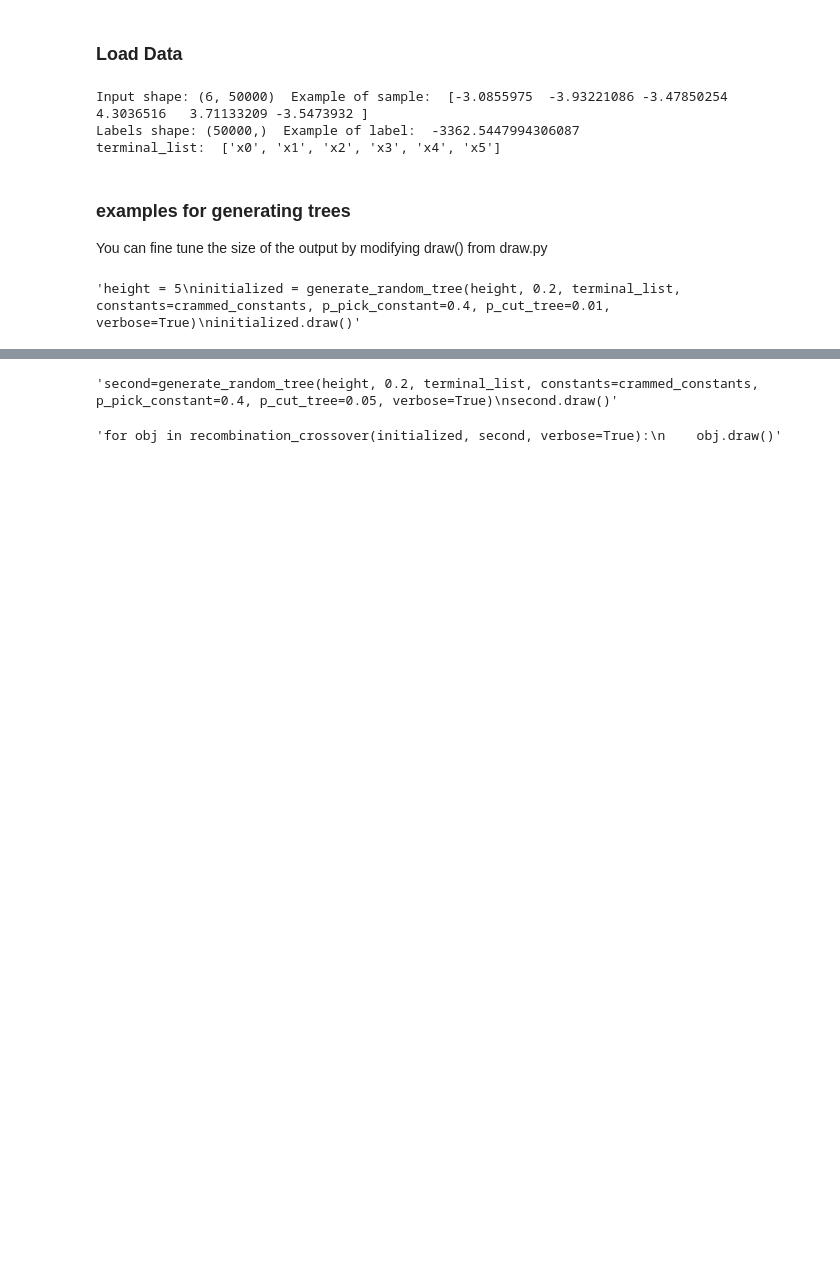
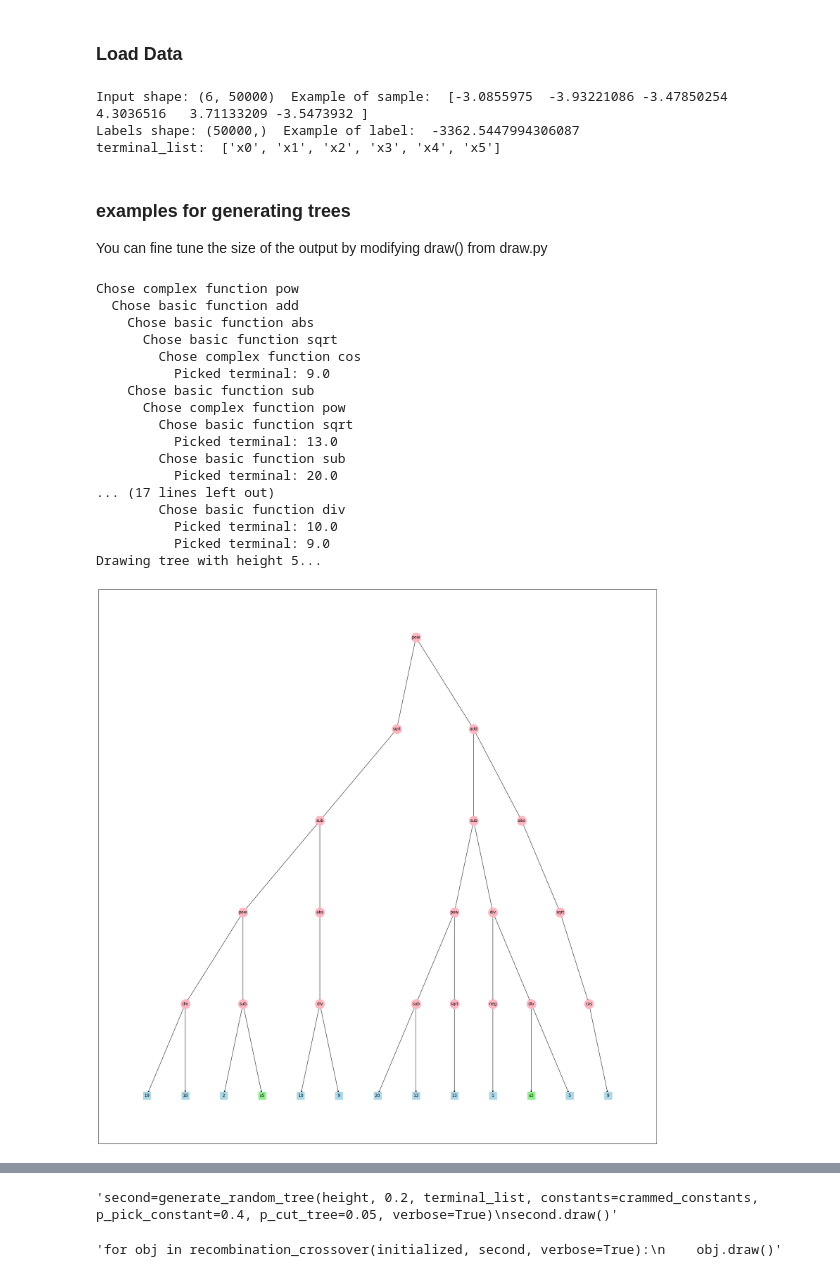
Before and after one commit to FabioGigante00/CI2024_project-work, a Jupyter notebook: symreg_user.ipynb, the cells around one changed output, grey strips where cells are left out. Cells and saved outputs as stored; diff of their text form; code cells hidden in the pictures; blank space fills up the shorter version.

```diff
--- a/symreg_user.ipynb
+++ b/symreg_user.ipynb
@@ -459,9 +459,26 @@ You can fine tune the size of the output by modifying draw() from draw.py
 # %%
 from utils.terminal_constants import crammed_constants
 
-"""height = 5
-initialized = generate_random_tree(height, 0.2, terminal_list, constants=crammed_constants, p_pick_constant=0.4, p_cut_tree=0.01, verbose=True)
-initialized.draw()"""
+height = 5
+initialized = generate_random_tree(height, 0.2, terminal_list, constants=crammed_constants, p_pick_constant=0.7, p_cut_tree=0.01, verbose=True)
+initialized.draw()
 # %% [output]
-'height = 5\ninitialized = generate_random_tree(height, 0.2, terminal_list, constants=crammed_constants, p_pick_constant=0.4, p_cut_tree=0.01, verbose=True)\ninitialized.draw()'
+Chose complex function pow
+  Chose basic function add
+    Chose basic function abs
+      Chose basic function sqrt
+        Chose complex function cos
+          Picked terminal: 9.0
+    Chose basic function sub
+      Chose complex function pow
+        Chose basic function sqrt
+          Picked terminal: 13.0
+        Chose basic function sub
+          Picked terminal: 20.0
+... (17 lines left out)
+        Chose basic function div
+          Picked terminal: 10.0
+          Picked terminal: 9.0
+Drawing tree with height 5...
+[figure, added]
 # %%
```
Also changed, not shown: parts of 2 cells of this notebook.
